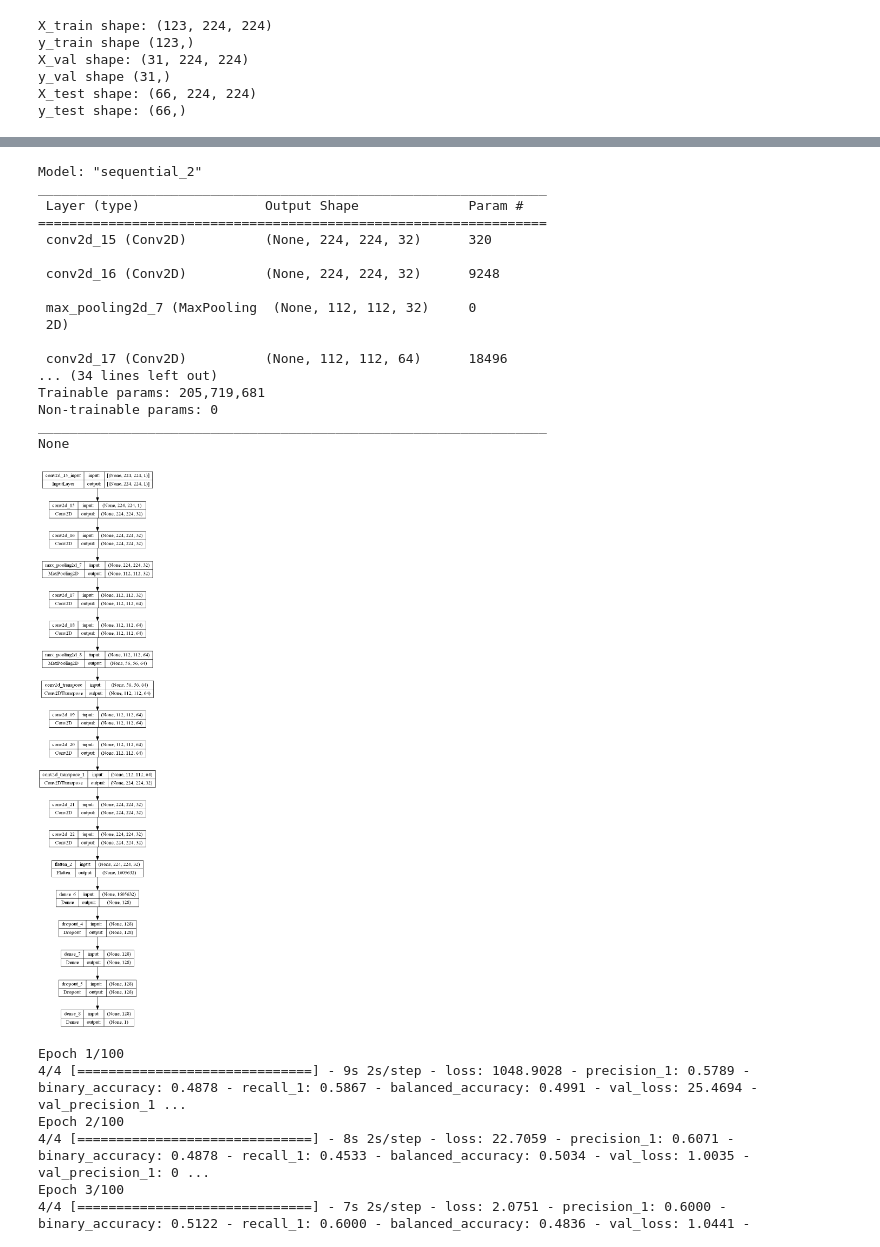
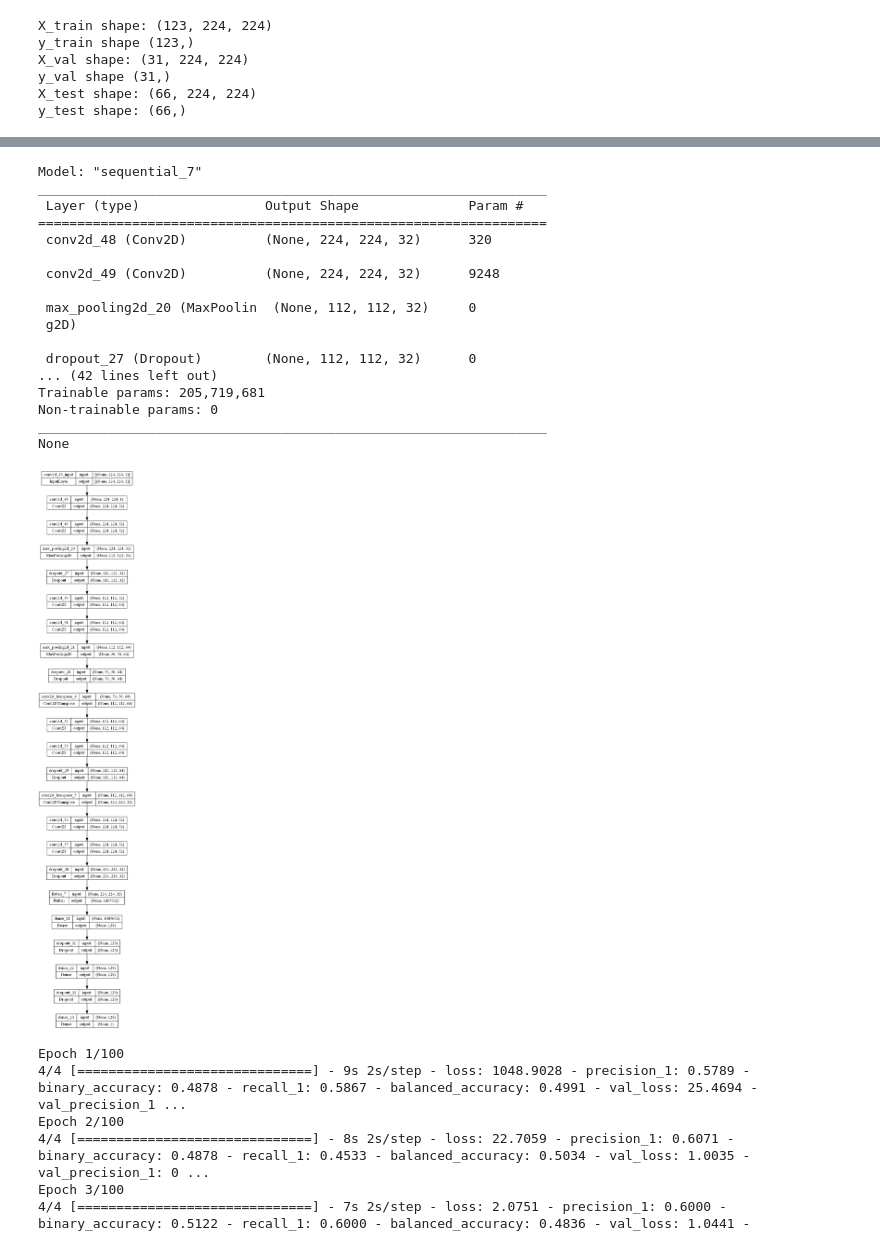
Before and after one commit to BittingBarracuda/BTD_Python, a Jupyter notebook: nn2_train.ipynb, the cells around one changed output, grey strips where cells are left out. Drawn from its saved outputs; the diff is of its cells as text; code cells hidden in the pictures.

```diff
--- a/nn2_train.ipynb
+++ b/nn2_train.ipynb
@@ -609,49 +614,53 @@ lu_net = keras.Sequential([
     Conv2D(filters=32, kernel_size=(3, 3), strides=1, padding='same', input_shape=(SIZE_H, SIZE_V, 1), activation='elu', kernel_regularizer=L2(0.01)),
     Conv2D(filters=32, kernel_size=(3, 3), strides=1, padding='same', activation='elu', kernel_regularizer=L2(0.01)),
     MaxPooling2D(pool_size=(2, 2), strides=2),
+    Dropout(DROPOUT_RATE, seed=sd),
     # LAYER 2
     Conv2D(filters=64, kernel_size=(3, 3), strides=1, padding='same', activation='elu', kernel_regularizer=L2(0.01)),
     Conv2D(filters=64, kernel_size=(3, 3), strides=1, padding='same', activation='elu', kernel_regularizer=L2(0.01)),
     MaxPooling2D(pool_size=(2, 2), strides=2),
+    Dropout(DROPOUT_RATE, seed=sd),
     # LAYER 3
     Conv2DTranspose(filters=64, kernel_size=(2, 2), strides=2, padding='same', activation='elu', kernel_regularizer=L2(0.01)),
     Conv2D(filters=64, kernel_size=(3, 3), strides=1, padding='same', activation='elu', kernel_regularizer=L2(0.01)),
     Conv2D(filters=64, kernel_size=(3, 3), strides=1, padding='same', activation='elu', kernel_regularizer=L2(0.01)),
+    Dropout(DROPOUT_RATE, seed=sd),
     # LAYER 4
     Conv2DTranspose(filters=32, kernel_size=(2, 2), strides=2, padding='same', activation='elu', kernel_regularizer=L2(0.01)),
     Conv2D(filters=32, kernel_size=(3, 3), strides=1, padding='same', activation='elu', kernel_regularizer=L2(0.01)),
     Conv2D(filters=32, kernel_size=(3, 3), strides=1, padding='same', activation='elu', kernel_regularizer=L2(0.01)),
+    Dropout(DROPOUT_RATE, seed=sd),
     # Fully connected layers
     Flatten(),
     Dense(units=128, activation='sigmoid'),
-    Dropout(0.3),
+    Dropout(DROPOUT_RATE, seed=sd),
     Dense(units=128, activation='sigmoid'),
-    Dropout(0.3),
+    Dropout(DROPOUT_RATE, seed=sd),
     # OUTPUT
     Dense(units=1, activation='sigmoid')
 ])
 
 print(lu_net.summary())
 plot_model(lu_net, to_file=f'{IMG_PATH}/lu_net_dropout.png', show_shapes=True, show_layer_names=True)
 # %% [output]
-Model: "sequential_2"
+Model: "sequential_7"
 _________________________________________________________________
  Layer (type)                Output Shape              Param #
 =================================================================
- conv2d_15 (Conv2D)          (None, 224, 224, 32)      320
+ conv2d_48 (Conv2D)          (None, 224, 224, 32)      320
 
- conv2d_16 (Conv2D)          (None, 224, 224, 32)      9248
+ conv2d_49 (Conv2D)          (None, 224, 224, 32)      9248
 
- max_pooling2d_7 (MaxPooling  (None, 112, 112, 32)     0
- 2D)
+ max_pooling2d_20 (MaxPoolin  (None, 112, 112, 32)     0
+ g2D)
 
- conv2d_17 (Conv2D)          (None, 112, 112, 64)      18496
-... (34 lines left out)
+ dropout_27 (Dropout)        (None, 112, 112, 32)      0
+... (42 lines left out)
 Trainable params: 205,719,681
 Non-trainable params: 0
 _________________________________________________________________
 None
-[figure, old version]
+[figure, new version]
 # %%
 METRICS = [
     Precision(),
```
Also changed, not shown: parts of 2 cells of this notebook, 3 other files.
